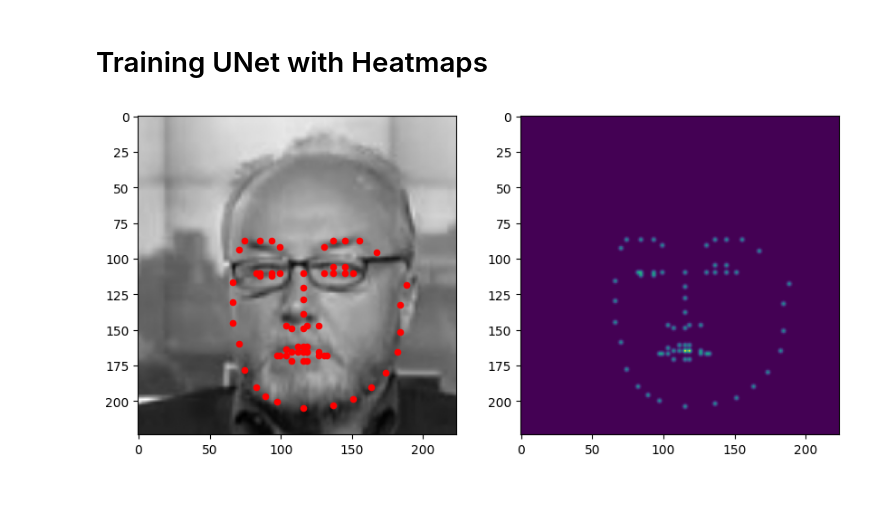
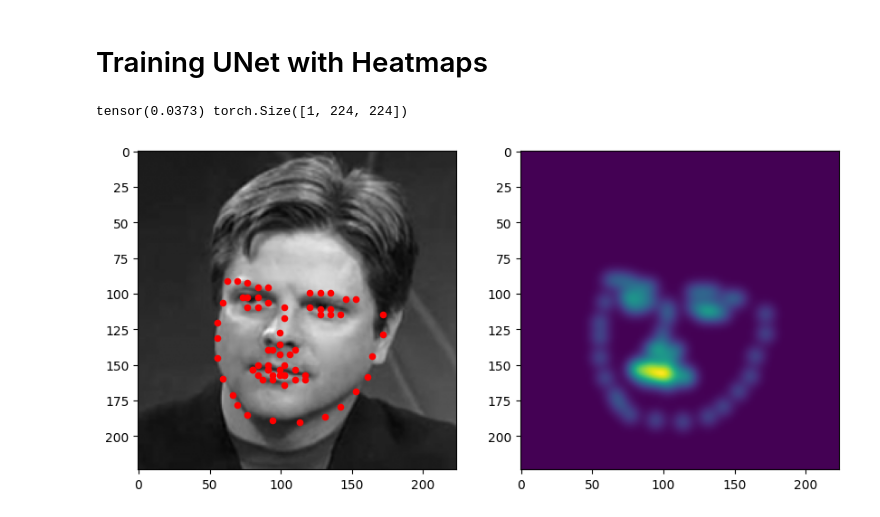
Before and after one commit to LIYunzhe1408/Facial-Keypoint-Detection, a Jupyter notebook: hw3.ipynb, the cells around one changed output. Cells and saved outputs as stored; diff of their text form; code cells hidden in the pictures.

```diff
--- a/hw3.ipynb
+++ b/hw3.ipynb
@@ -941,41 +937,45 @@ transformed_dataset = FacialKeypointsHeatmapDataset(
     csv_file=training_keypoints_csv_path,
     root_dir=training_data_dir,
     transform=data_transform,
-    output_size=224
+    output_size=224,
+    sigma=5
 )
 # load training data in batches
-batch_size = 16
+batch_size = 32
 train_loader = DataLoader(
     transformed_dataset, batch_size=batch_size, shuffle=True, num_workers=4
 )
 
 # creating the test dataset
 test_dataset = FacialKeypointsHeatmapDataset(
     csv_file=test_keypoints_csv_path,
     root_dir=test_data_dir,
     transform=data_transform,
-    output_size=224
+    output_size=224,
+    sigma=5
 )
 # loading test data in batches
-batch_size = 16
+batch_size = 32
 test_loader = DataLoader(
     test_dataset, batch_size=batch_size, shuffle=True, num_workers=4
 )
 
 for i, data in enumerate(test_loader):
     sample = data
     image = sample['image'][0]
     keypoints = sample['keypoints'][0]
     # plot the image
     plt.figure(figsize=(10, 5))
     plt.subplot(1, 2, 1)
     plt.imshow(image.numpy().transpose(1, 2, 0), cmap='gray')
     plt.scatter(keypoints[:, 0]*50+100, keypoints[:, 1]*50+100, c='r', s=20)
     # show the heatmaps
     plt.subplot(1, 2, 2)
-    heatmaps = sample['heatmaps'][0].sum(dim=0, keepdim=True)
+    heatmaps = sample['heatmaps'][0].sum(dim=0).unsqueeze(0)
+    print(heatmaps.max(), sample['heatmaps'][0][0].unsqueeze(0).shape)
     plt.imshow(heatmaps.numpy().transpose(1, 2, 0))
     plt.show()
     break
 # %% [output]
+tensor(0.0373) torch.Size([1, 224, 224])
-[figure, old version]
+[figure, new version]
```
Also changed, not shown: parts of 9 cells of this notebook.
